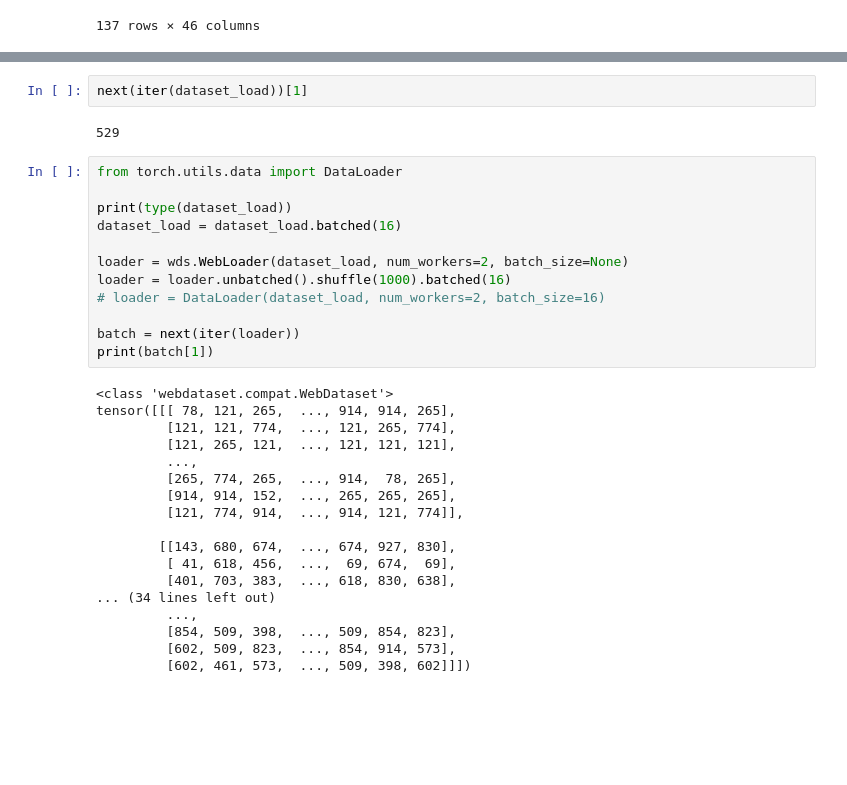
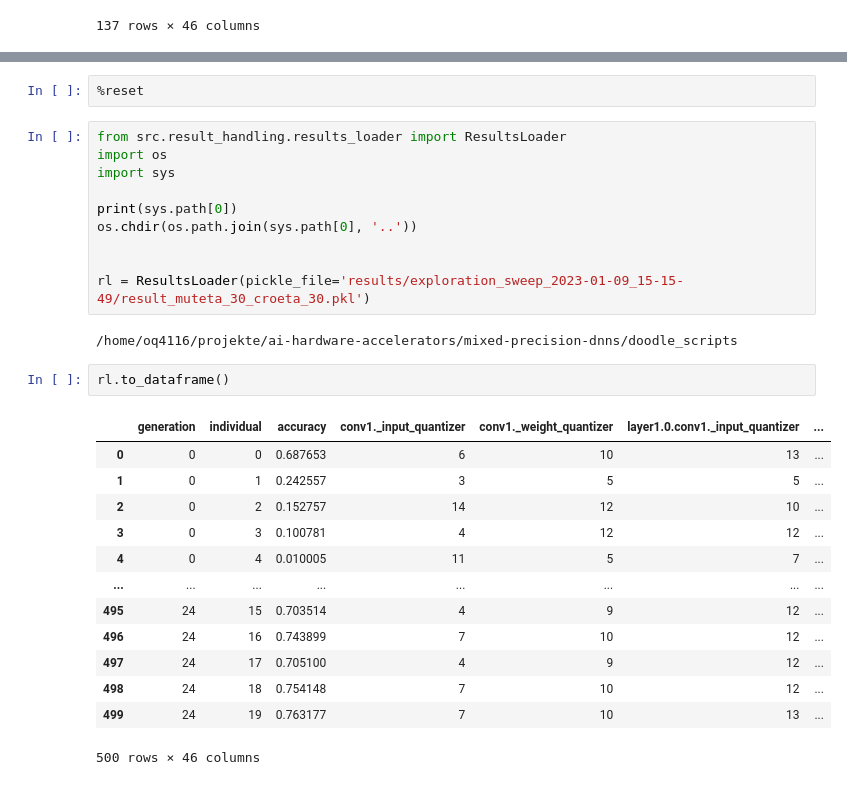
Before and after one commit to itiv-kit/dnn-model-exploration, a Jupyter notebook: doodle_scripts/experiment.ipynb, the cells around one changed output, grey strips where cells are left out. Drawn from its saved outputs; the diff is of its cells as text; blank space fills up the shorter version.

Commit message:
reevaluate script and result handlers

```diff
--- a/doodle_scripts/experiment.ipynb
+++ b/doodle_scripts/experiment.ipynb
@@ -105,34 +69,30 @@ dataset_load = (
-# %%
-next(iter(dataset_load))[1]
-# %% [output]
-529
-# %%
-from torch.utils.data import DataLoader
-
-print(type(dataset_load))
-dataset_load = dataset_load.batched(16)
-
-loader = wds.WebLoader(dataset_load, num_workers=2, batch_size=None)
-loader = loader.unbatched().shuffle(1000).batched(16)
-# loader = DataLoader(dataset_load, num_workers=2, batch_size=16)
-
-batch = next(iter(loader))
-print(batch[1])
-# %% [output]
-<class 'webdataset.compat.WebDataset'>
-tensor([[[ 78, 121, 265,  ..., 914, 914, 265],
-         [121, 121, 774,  ..., 121, 265, 774],
-         [121, 265, 121,  ..., 121, 121, 121],
-         ...,
-         [265, 774, 265,  ..., 914,  78, 265],
-         [914, 914, 152,  ..., 265, 265, 265],
-         [121, 774, 914,  ..., 914, 121, 774]],
-
-        [[143, 680, 674,  ..., 674, 927, 830],
-         [ 41, 618, 456,  ...,  69, 674,  69],
-         [401, 703, 383,  ..., 618, 830, 638],
-... (34 lines left out)
-         ...,
-         [854, 509, 398,  ..., 509, 854, 823],
-         [602, 509, 823,  ..., 854, 914, 573],
-         [602, 461, 573,  ..., 509, 398, 602]]])
+# %%
+%reset
+# %%
+from src.result_handling.results_loader import ResultsLoader
+import os
+import sys
+
+print(sys.path[0])
+os.chdir(os.path.join(sys.path[0], '..'))
+
+
+rl = ResultsLoader(pickle_file='results/exploration_sweep_2023-01-09_15-15-49/result_muteta_30_croeta_30.pkl')
+# %% [output]
+/home/oq4116/projekte/ai-hardware-accelerators/mixed-precision-dnns/doodle_scripts
+# %%
+rl.to_dataframe()
+# %% [output]
+|  | generation | individual | accuracy | conv1._input_quantizer | conv1._weight_quantizer | layer1.0.conv1._input_quantizer | ... |
+| 0 | 0 | 0 | 0.687653 | 6 | 10 | 13 | ... |
+| 1 | 0 | 1 | 0.242557 | 3 | 5 | 5 | ... |
+| 2 | 0 | 2 | 0.152757 | 14 | 12 | 10 | ... |
+| 3 | 0 | 3 | 0.100781 | 4 | 12 | 12 | ... |
+| 4 | 0 | 4 | 0.010005 | 11 | 5 | 7 | ... |
+| ... | ... | ... | ... | ... | ... | ... | ... |
+| 495 | 24 | 15 | 0.703514 | 4 | 9 | 12 | ... |
+| 496 | 24 | 16 | 0.743899 | 7 | 10 | 12 | ... |
+| 497 | 24 | 17 | 0.705100 | 4 | 9 | 12 | ... |
+| 498 | 24 | 18 | 0.754148 | 7 | 10 | 12 | ... |
+| 499 | 24 | 19 | 0.763177 | 7 | 10 | 13 | ... |
+500 rows × 46 columns
```
Also changed, not shown: parts of 6 cells of this notebook, 5 other files.
